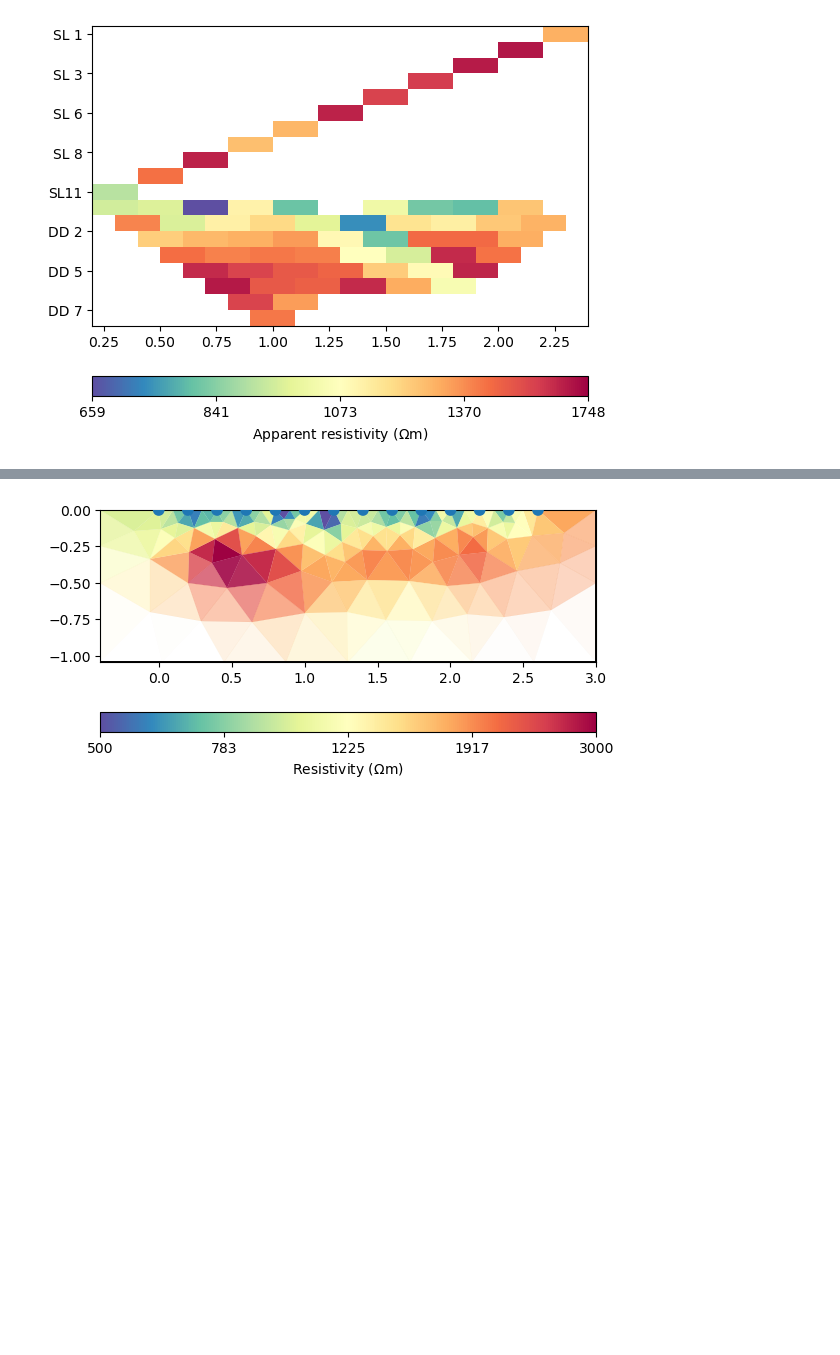
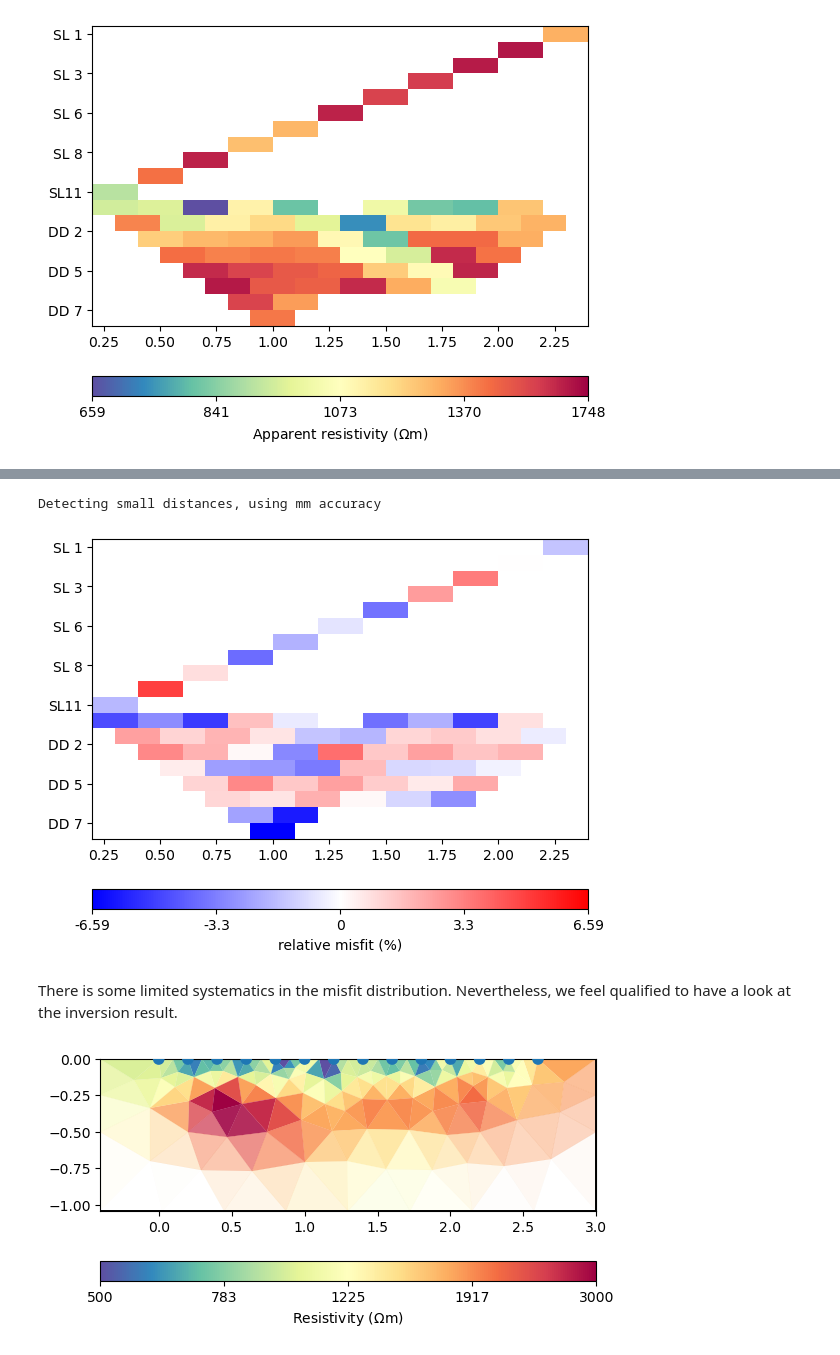
Before and after one commit to gimli-org/SEGwebinar, a Jupyter notebook: data/mulda/story.ipynb, the cells around one changed output, grey strips where cells are left out. Cells and saved outputs as stored; diff of their text form; code cells hidden in the pictures; blank space fills up the shorter version.

```diff
--- a/data/mulda/story.ipynb
+++ b/data/mulda/story.ipynb
@@ -125,3 +133,11 @@ inv.iter 3 ... chi² =    1.65 (dPhi = 1.79%) lam: 20.0
+# %%
+mgr.showMisfit()
+# %% [output]
+Detecting small distances, using mm accuracy
+[figure, added]
+# %% [markdown]
+There is some limited systematics in the misfit distribution.
+Nevertheless, we feel qualified to have a look at the inversion result.
 # %%
 # We show the result using a predefined color-scale
 kw = dict(cMin=500, cMax=3000, cMap="Spectral_r", logScale=True)#,
```
Also changed, not shown: parts of 8 cells of this notebook, 2 other files.
